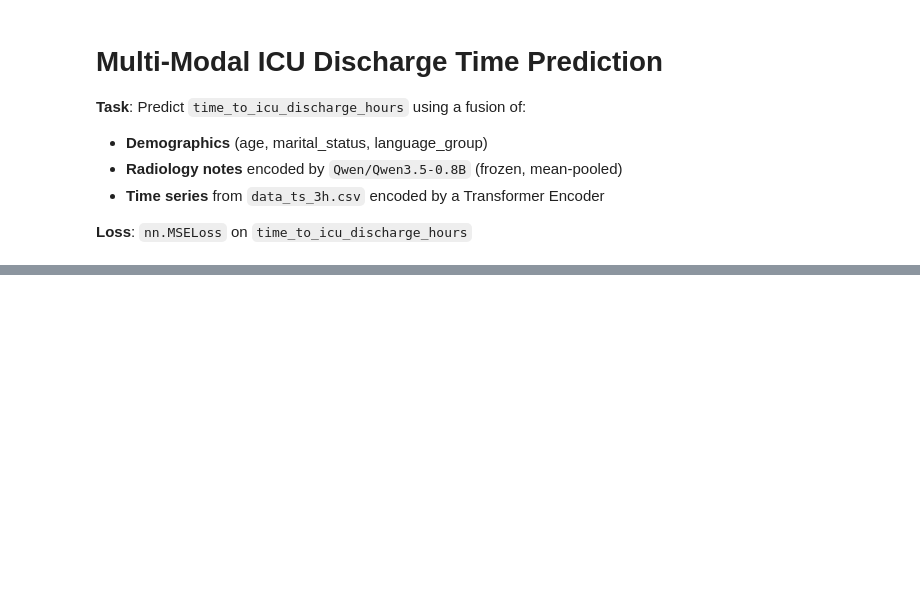
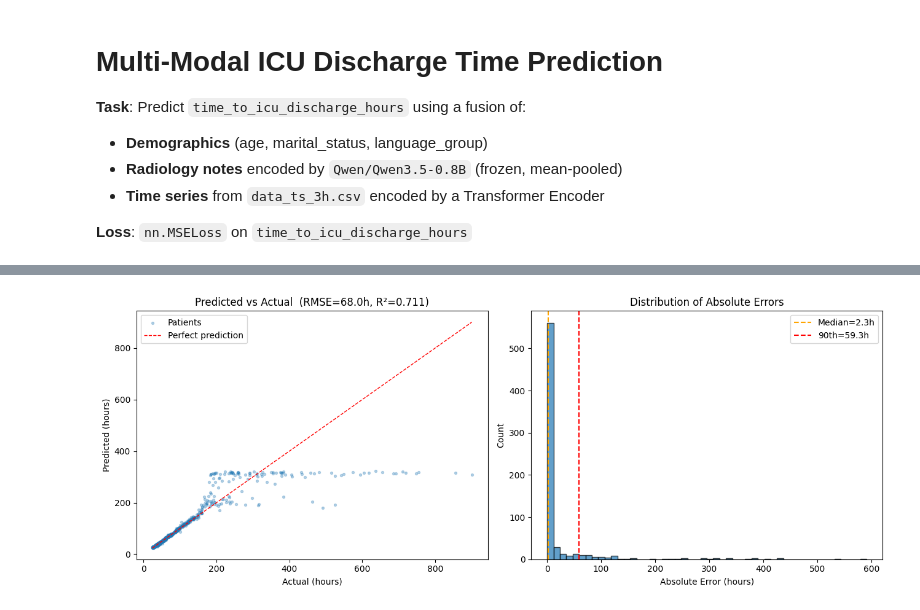
Before and after one commit to meiyoufeng116/SPH-6004-group-assignment, a Jupyter notebook: data_analysis.ipynb, the cells around one changed output, grey strips where cells are left out. Cells and saved outputs as stored; diff of their text form; code cells hidden in the pictures; blank space fills up the shorter version.

```diff
--- a/data_analysis.ipynb
+++ b/data_analysis.ipynb
@@ -105,3 +134,10 @@ for sid in ids_val:   split_map[sid] = 'val'
 for sid in ids_test:  split_map[sid] = 'test'
 df_discharge['split'] = df_discharge['stay_id'].map(split_map)
 train_mask = df_discharge['split'] == 'train'
+
+# log1p 变换目标变量，压制右偏分布对 MSE 的影响
+df_discharge['target_log'] = np.log1p(df_discharge['time_to_icu_discharge_hours'])
+print(f'\nTarget (raw)  mean={df_discharge["time_to_icu_discharge_hours"].mean():.1f} h, '
+      f'std={df_discharge["time_to_icu_discharge_hours"].std():.1f} h')
+print(f'Target (log1p) mean={df_discharge["target_log"].mean():.3f}, '
+      f'std={df_discharge["target_log"].std():.3f}')
@@ -410,11 +496,11 @@ print('Sanity check passed!')
 # %%
 # ── Cell 14: Training Setup ───────────────────────────────────────────────
-criterion = nn.MSELoss()
+criterion = nn.HuberLoss(delta=1.0)   # 比 MSELoss 对离群值更鲁棒
 optimizer = torch.optim.Adam(
     filter(lambda p: p.requires_grad, model.parameters()),
     lr=LEARNING_RATE, weight_decay=WEIGHT_DECAY)
 scheduler = torch.optim.lr_scheduler.ReduceLROnPlateau(
     optimizer, mode='min', patience=SCHEDULER_PATIENCE, factor=0.5, verbose=True)
-print('Criterion : nn.MSELoss')
+print('Criterion : nn.HuberLoss(delta=1.0)')
 print(f'Optimizer : Adam (lr={LEARNING_RATE}, wd={WEIGHT_DECAY})')
 print(f'Scheduler : ReduceLROnPlateau (patience={SCHEDULER_PATIENCE}, factor=0.5)')
@@ -485,29 +595,71 @@ with torch.no_grad():
         all_preds.extend(model(bg).cpu().numpy().tolist())
         all_targets.extend(bg['target'].squeeze(1).cpu().numpy().tolist())
 
-all_preds   = np.array(all_preds)
+all_preds   = np.array(all_preds).clip(0)    # 预测值不能为负
 all_targets = np.array(all_targets)
 
+# ── 基础指标 ──
 mse  = float(np.mean((all_preds - all_targets) ** 2))
 rmse = math.sqrt(mse)
 mae  = float(np.mean(np.abs(all_preds - all_targets)))
 r2   = float(1 - np.sum((all_preds - all_targets)**2) /
              np.sum((all_targets - all_targets.mean())**2))
 
-print('-' * 44)
-print(f'  Test MSE  : {mse:10.2f} h2')
-print(f'  Test RMSE : {rmse:10.2f} h')
-print(f'  Test MAE  : {mae:10.2f} h')
-print(f'  Test R2   : {r2:10.4f}')
-print('-' * 44)
+# ── MAPE（排除真实值极小的样本，避免除以接近 0）──
+mask_mape = all_targets > 1.0   # 真实值 > 1 小时才计算 MAPE
+mape = float(np.mean(
+    np.abs((all_targets[mask_mape] - all_preds[mask_mape]) /
+           all_targets[mask_mape])) * 100)
 
-fig, ax = plt.subplots(figsize=(6, 6))
+# ── 分位数误差（Pinball Loss） ──
+def pinball(y_true, y_pred, q):
+    e = y_true - y_pred
+    return float(np.mean(np.maximum(q * e, (q - 1) * e)))
+
+pb50 = pinball(all_targets, all_preds, 0.50)
+pb75 = pinball(all_targets, all_preds, 0.75)
+pb90 = pinball(all_targets, all_preds, 0.90)
+
+# ── 绝对误差百分位数 ──
+abs_err = np.abs(all_preds - all_targets)
+p50_ae  = float(np.percentile(abs_err, 50))   # 中位绝对误差
+p90_ae  = float(np.percentile(abs_err, 90))   # 90th 百分位绝对误差
+
+print('=' * 50)
+print(f'  Test MSE         : {mse:10.2f} h²')
+print(f'  Test RMSE        : {rmse:10.2f} h')
+print(f'  Test MAE         : {mae:10.2f} h')
+print(f'  Test R²          : {r2:10.4f}')
+print(f'  Test MAPE        : {mape:10.2f} %')
+print('-' * 50)
+print(f'  Median Abs Error : {p50_ae:10.2f} h  (50th pct)')
+print(f'  90th pct Abs Err : {p90_ae:10.2f} h  (90th pct)')
+print('-' * 50)
+print(f'  Pinball q=0.50   : {pb50:10.4f}')
+print(f'  Pinball q=0.75   : {pb75:10.4f}')
+print(f'  Pinball q=0.90   : {pb90:10.4f}')
+print('=' * 50)
+
+# ── Scatter Plot ──
+fig, axes = plt.subplots(1, 2, figsize=(13, 5))
+
+ax = axes[0]
 ax.scatter(all_targets, all_preds, alpha=0.3, s=8, label='Patients')
 lim = [min(all_targets.min(), all_preds.min()), max(all_targets.max(), all_preds.max())]
 ax.plot(lim, lim, 'r--', lw=1, label='Perfect prediction')
-ax.set_xlabel('Actual time to discharge (hours)')
-ax.set_ylabel('Predicted time to discharge (hours)')
-ax.set_title(f'Test: Predicted vs Actual  (RMSE={rmse:.1f} h, R2={r2:.3f})')
-ax.legend(); plt.tight_layout()
-plt.savefig('test_scatter.png', dpi=150)
+ax.set_xlabel('Actual (hours)'); ax.set_ylabel('Predicted (hours)')
+ax.set_title(f'Predicted vs Actual  (RMSE={rmse:.1f}h, R²={r2:.3f})')
+ax.legend()
+
+ax2 = axes[1]
+ax2.hist(abs_err, bins=50, edgecolor='k', alpha=0.7)
+ax2.axvline(p50_ae, color='orange', linestyle='--', label=f'Median={p50_ae:.1f}h')
+ax2.axvline(p90_ae, color='red',    linestyle='--', label=f'90th={p90_ae:.1f}h')
+ax2.set_xlabel('Absolute Error (hours)'); ax2.set_ylabel('Count')
+ax2.set_title('Distribution of Absolute Errors')
+ax2.legend()
+
+plt.tight_layout()
+plt.savefig('test_evaluation.png', dpi=150)
 plt.show()
+# %% [output]
@@ -513,0 +680 @@ plt.show()
+[figure, added]
```
Also changed, not shown: parts of 17 cells of this notebook, 3 other files.
